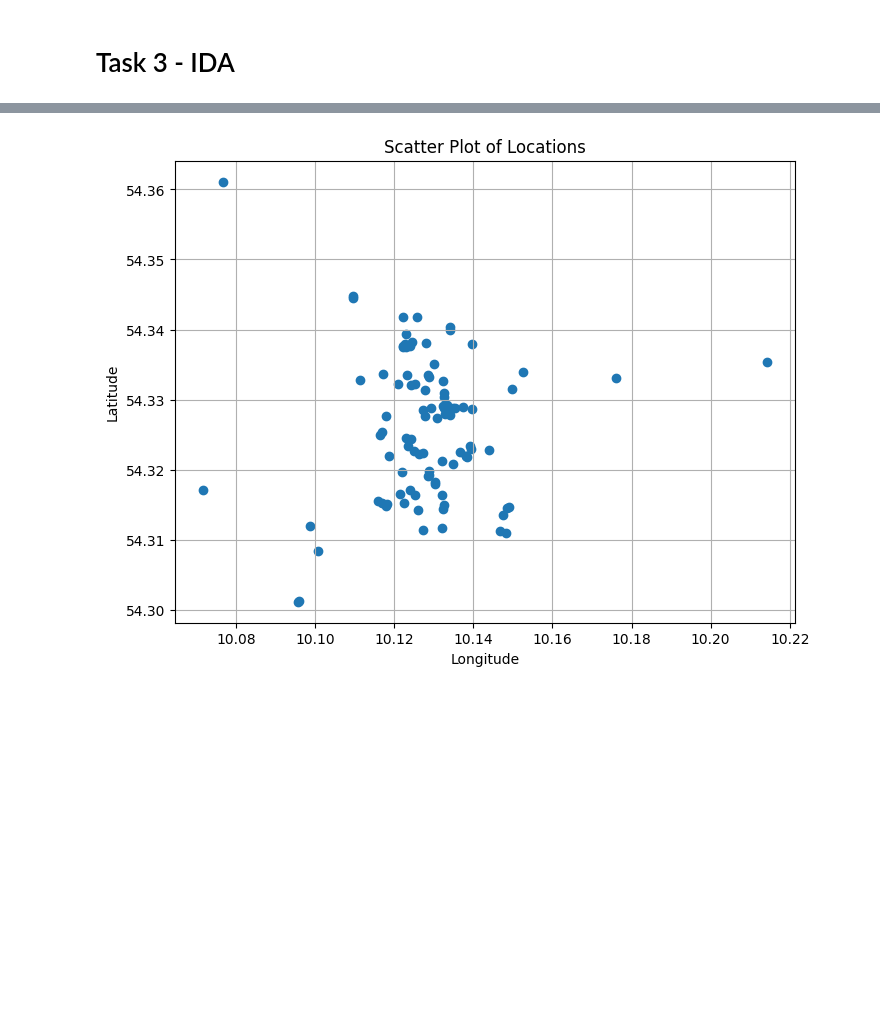
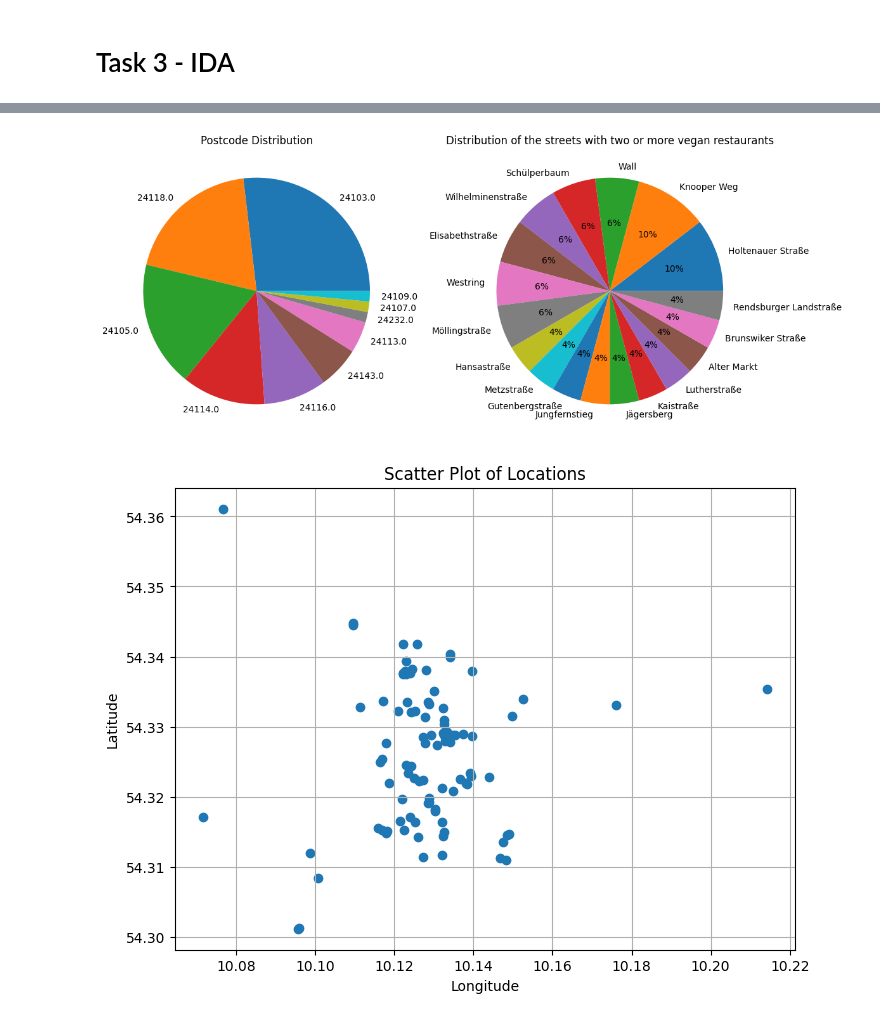
Before and after one commit to MartinDieCooleSocke420/sem1_math_and_stats, a Jupyter notebook: exam/experiments.ipynb, the cells around one changed output, grey strips where cells are left out. Saved outputs shown, nothing was run; the diff lists cells and outputs as text; code cells hidden in the pictures; blank space fills up the shorter version.

```diff
--- a/exam/experiments.ipynb
+++ b/exam/experiments.ipynb
@@ -65 +50,22 @@ plt.show()
+# %%
+# Set up subplots for both charts
+fig, (ax1, ax2) = plt.subplots(1, 2, figsize=(12, 6))
+
+# Plot the addr:postcode distribution in a pie chart
+data['addr:postcode'].value_counts().plot(kind='pie', ax=ax1)
+ax1.set_title('Postcode Distribution')
+ax1.set_ylabel('')
+
+# Only return the values that are represented 2 or more times
+data_filtered = data["addr:street"].value_counts()[data["addr:street"].value_counts() >= 2]
+
+# Plot the distribution of streets with more than 2 vegan restaurants in a pie chart
+data_filtered.plot(kind='pie', autopct="%1.0f%%", ax=ax2)
+ax2.set_title("Distribution of the streets with two or more vegan restaurants")
+ax2.set_ylabel('')
+
+plt.tight_layout()
+plt.show()
+# %% [output]
+[figure, added]
 # %%
```
Also changed, not shown: parts of 28 cells of this notebook.
